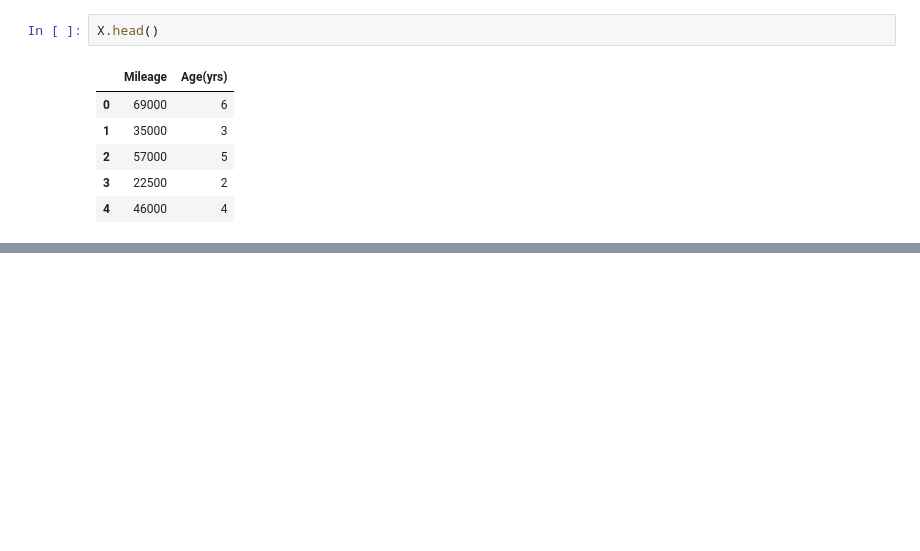
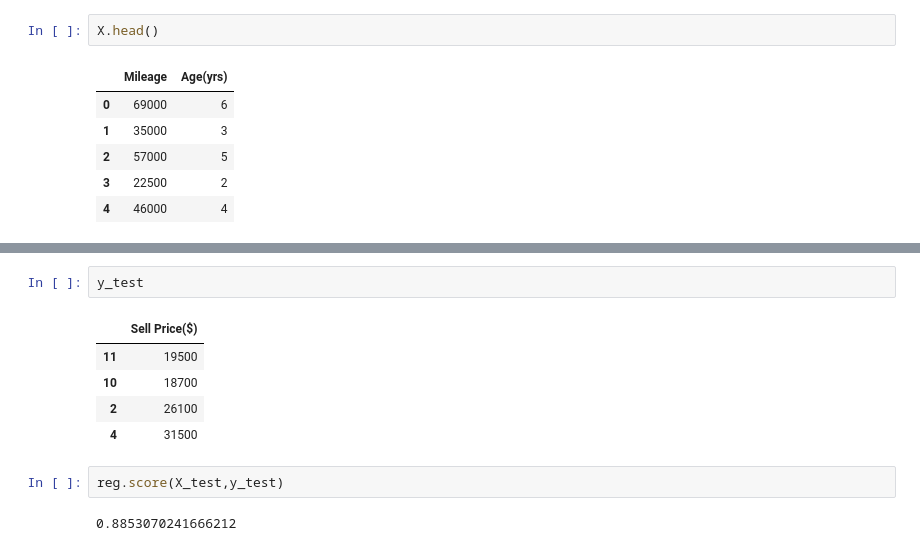
Before and after one commit to ShilpaGitH/Machine-Learning, a Jupyter notebook: 4.train_test_split/train_test_split.ipynb, the cells around one changed output, grey strips where cells are left out. Drawn from its saved outputs; the diff is of its cells as text; blank space fills up the shorter version.

```diff
--- a/4.train_test_split/train_test_split.ipynb
+++ b/4.train_test_split/train_test_split.ipynb
@@ -86,0 +100,12 @@ X.head()
+# %%
+y_test
+# %% [output]
+|  | Sell Price($) |
+| 11 | 19500 |
+| 10 | 18700 |
+| 2 | 26100 |
+| 4 | 31500 |
+# %%
+reg.score(X_test,y_test)
+# %% [output]
+0.8853070241666212
```
Also changed, not shown: parts of 3 cells of this notebook, 3 other files.
